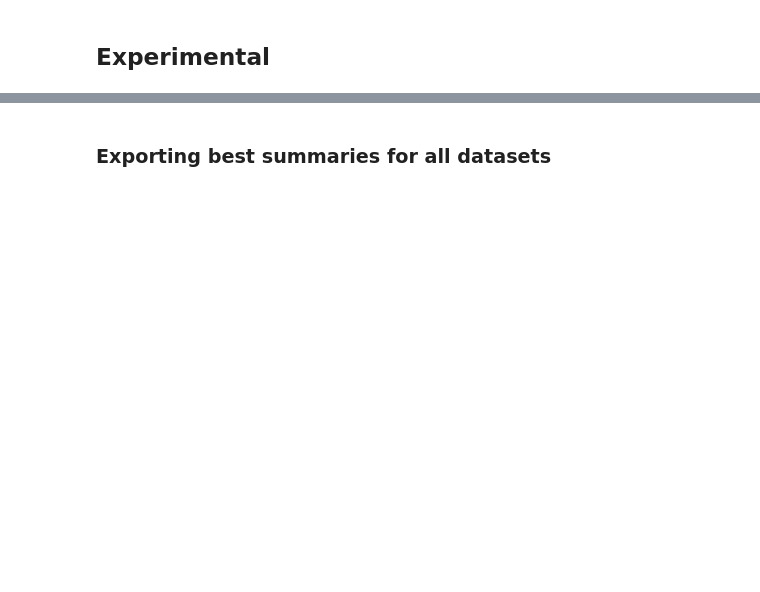
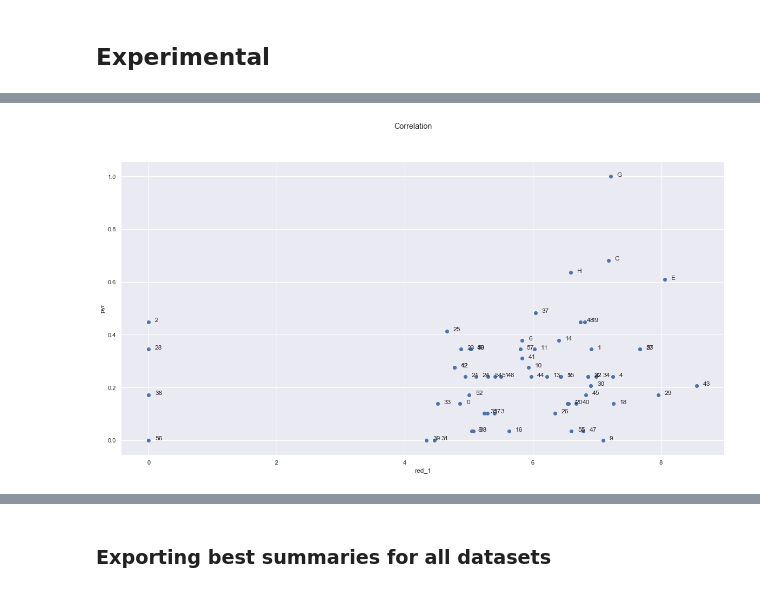
Before and after one commit to korunosk/geometry-of-text-summarization, a Jupyter notebook: main.ipynb, the cells around one changed output, grey strips where cells are left out. Cells and saved outputs as stored; diff of their text form; code cells hidden in the pictures; blank space fills up the shorter version.

```diff
--- a/main.ipynb
+++ b/main.ipynb
@@ -190,9 +76,0 @@ TOPIC = TOPICS[DATASET][0]
-# %%
-def execute_experiment(tac, experiment):
-    scores = []
-
-    for topic_id, topic in tac.items():
-        document_embs, summary_embs, indices, pyr_scores = extract(topic)
-        scores.append(experiment(document_embs, summary_embs, indices, pyr_scores))
-
-    return np.array(scores)
@@ -333,0 +147,22 @@ for alpha in np.linspace(0,1,10):
+# %%
+data = []
+
+for topic_id, topic in tac_encoded.items():
+    document_embs, summary_embs, indices, pyr_scores, summary_ids = extract(topic)
+
+    document_pts, summary_pts = project_pca(np.concatenate((document_embs, summary_embs)), document_embs.shape[0])
+    lr_scores = degree_centrality_scores(cdist(document_embs, document_embs, metric='cosine'))
+
+    for p,i in enumerate(indices):
+        data.append({
+            'topic_id': topic_id,
+            'summ_id': summary_ids[p],
+            'num_summ_sents': str(i[1]-i[0]),
+            'red_1': average_pairwise_distance(summary_embs[i[0]:i[1]]),
+            'red_2': semantic_volume(summary_pts[i[0]:i[1]]),
+            'red_3': semantic_spread(summary_embs[i[0]:i[1]]),
+            'rel_1': lex_rank(document_embs, summary_embs[i[0]:i[1]], lr_scores),
+            'pyr': pyr_scores[p]
+        })
+
+df = pd.DataFrame(data)
@@ -333,0 +175,13 @@ for alpha in np.linspace(0,1,10):
+# %%
+# Topic ID with high correlation coefficient
+TOPIC_ID = 'D0824'
+documents, summaries, indices, _, summary_ids = extract(tac[TOPIC_ID])
+# %%
+# Scatter plot of metric vs Pyramid score
+fig = plt.figure(figsize=(20,10))
+fig.suptitle('Correlation')
+ax = fig.add_subplot(1,1,1)
+plot_corr(ax, df, TOPIC_ID, 'red_1')
+plt.show()
+# %% [output]
+[figure, added]
```
Also changed, not shown: parts of 54 cells of this notebook.
